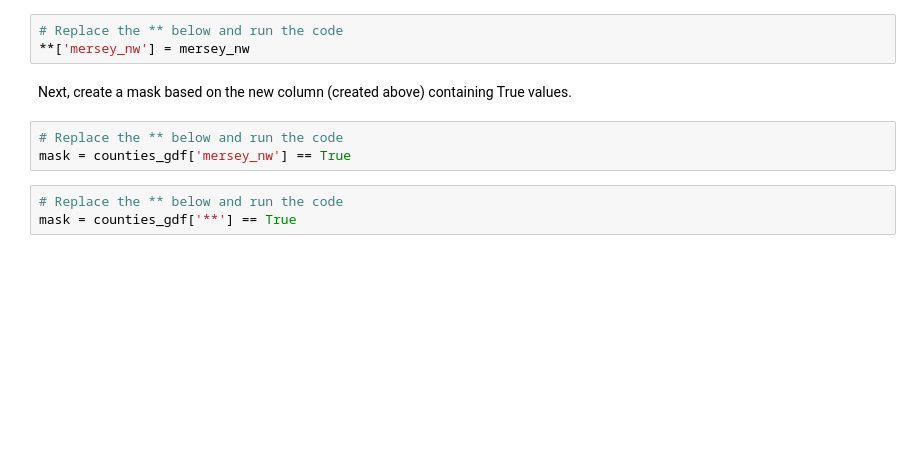
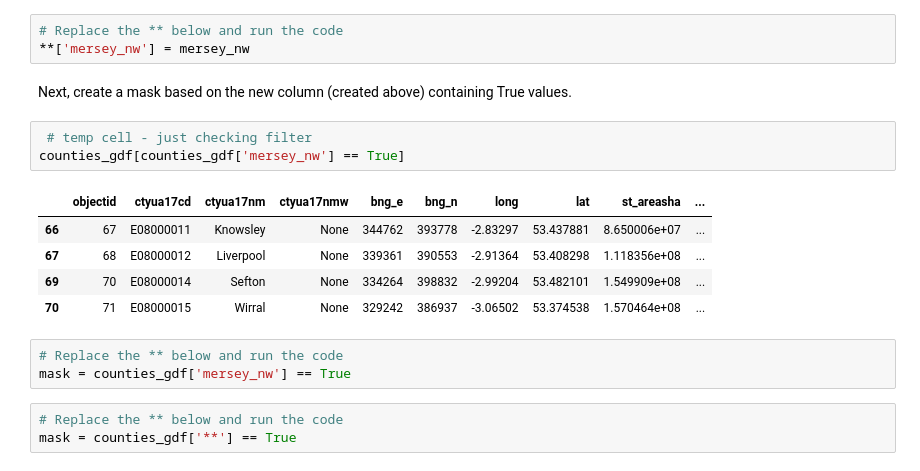
Before and after one commit to ElliottHSMA/geopandas_2022, a Jupyter notebook: student_attempt_solutions.ipynb, the cells around one changed output. Cells and saved outputs as stored; diff of their text form; blank space fills up the shorter version.

```diff
--- a/student_attempt_solutions.ipynb
+++ b/student_attempt_solutions.ipynb
@@ -129,6 +130,15 @@ counties_gdf['mersey_nw'] = mersey_nw
 **['mersey_nw'] = mersey_nw
 # %% [markdown]
 Next, create a mask based on the new column (created above) containing True values.
+# %%
+ # temp cell - just checking filter
+counties_gdf[counties_gdf['mersey_nw'] == True]
+# %% [output]
+|  | objectid | ctyua17cd | ctyua17nm | ctyua17nmw | bng_e | bng_n | long | lat | st_areasha | ... |
+| 66 | 67 | E08000011 | Knowsley | None | 344762 | 393778 | -2.83297 | 53.437881 | 8.650006e+07 | ... |
+| 67 | 68 | E08000012 | Liverpool | None | 339361 | 390553 | -2.91364 | 53.408298 | 1.118356e+08 | ... |
+| 69 | 70 | E08000014 | Sefton | None | 334264 | 398832 | -2.99204 | 53.482101 | 1.549909e+08 | ... |
+| 70 | 71 | E08000015 | Wirral | None | 329242 | 386937 | -3.06502 | 53.374538 | 1.570464e+08 | ... |
 # %%
 # Replace the ** below and run the code
 mask = counties_gdf['mersey_nw'] == True
```
Also changed, not shown: parts of 14 cells of this notebook.
